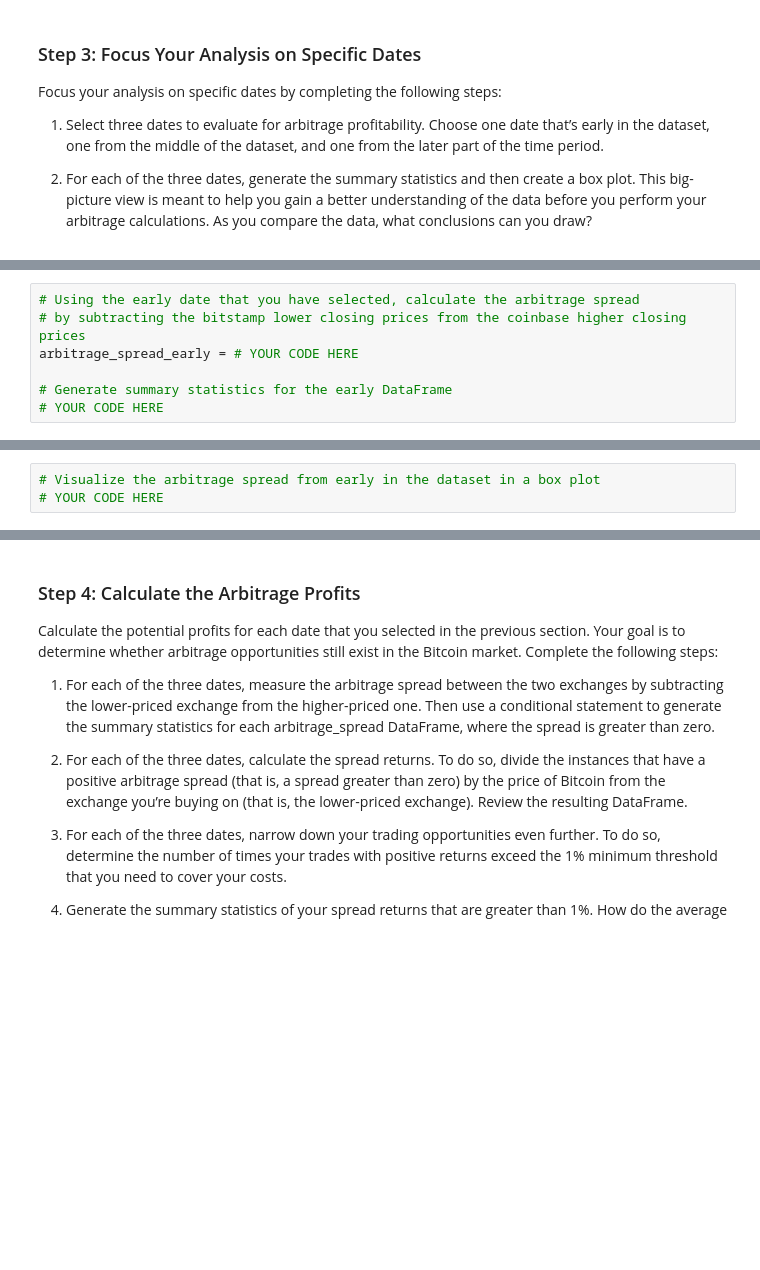
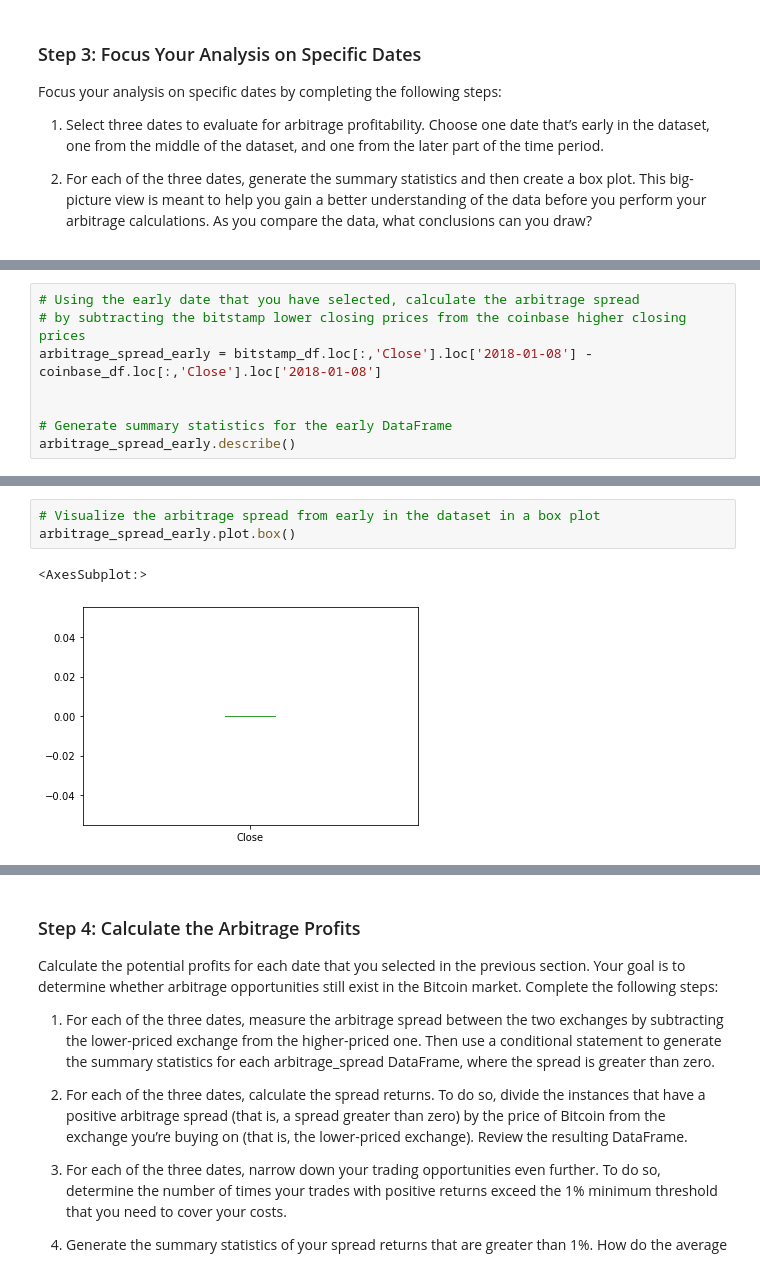
Before and after one commit to leonjd9/CryptoarbitrageC3, a Jupyter notebook: crypto_arbitrage.ipynb, the cells around one changed output, grey strips where cells are left out. Saved outputs shown, nothing was run; the diff lists cells and outputs as text; blank space fills up the shorter version.

```diff
--- a/crypto_arbitrage.ipynb
+++ b/crypto_arbitrage.ipynb
@@ -364,7 +376,8 @@ Focus your analysis on specific dates by completing the following steps:
 # %%
 # Using the early date that you have selected, calculate the arbitrage spread
 # by subtracting the bitstamp lower closing prices from the coinbase higher closing prices
-arbitrage_spread_early = # YOUR CODE HERE
+arbitrage_spread_early = bitstamp_df.loc[:,'Close'].loc['2018-01-08'] - coinbase_df.loc[:,'Close'].loc['2018-01-08']
+
 
 # Generate summary statistics for the early DataFrame
-# YOUR CODE HERE
+arbitrage_spread_early.describe()
@@ -371,6 +394,9 @@ arbitrage_spread_early = # YOUR CODE HERE
 # %%
 # Visualize the arbitrage spread from early in the dataset in a box plot
-# YOUR CODE HERE
+arbitrage_spread_early.plot.box()
+# %% [output]
+<AxesSubplot:>
+[figure, added]
 # %%
 # Create an overlay plot that visualizes the two dataframes over a period of one day from the middle of the dataset.
 # Be sure that the plots include the parameters `legend`, `figsize`, `title`, `color` and `label`
```
Also changed, not shown: parts of 26 cells of this notebook, 1 other file.
